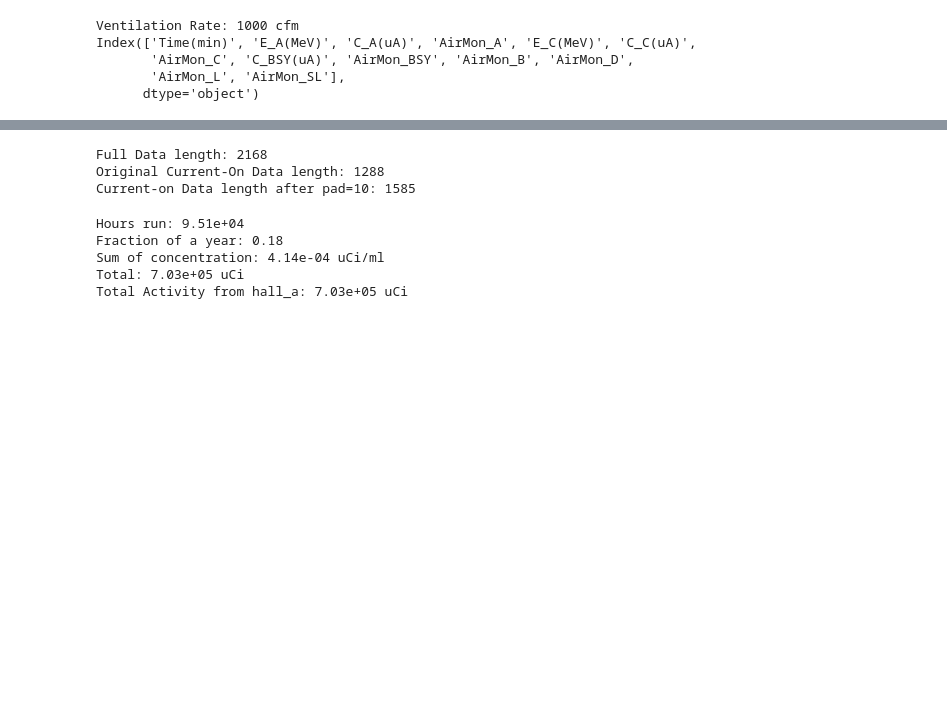
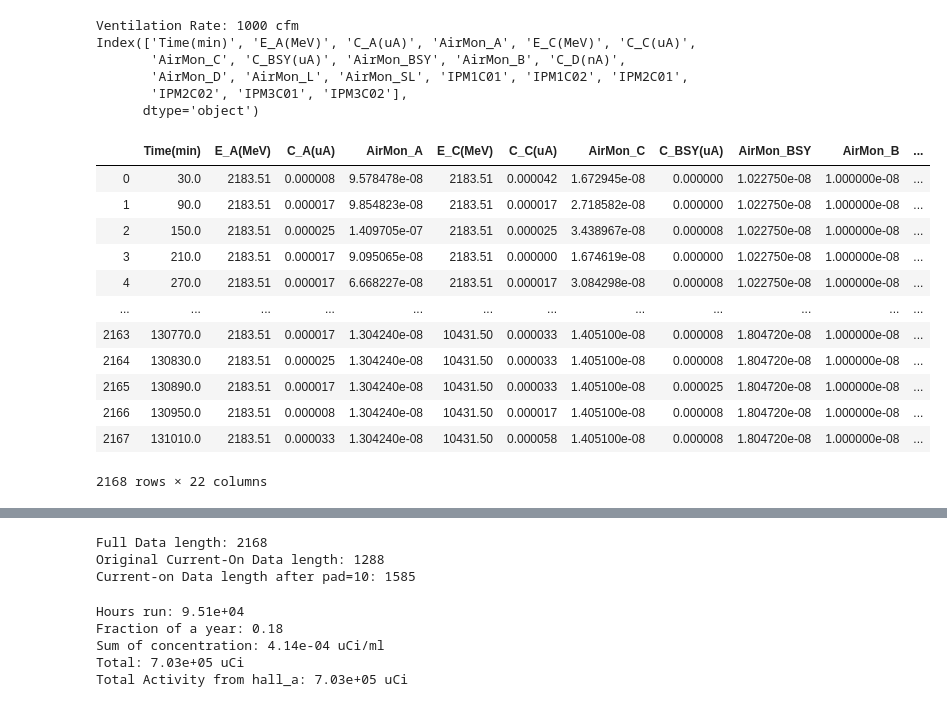
Before and after one commit to astav002/NESHAP, a Jupyter notebook: NESHAP_Processing.ipynb, the cells around one changed output, grey strips where cells are left out. Cells and saved outputs as stored; diff of their text form; code cells hidden in the pictures; blank space fills up the shorter version.

```diff
--- a/NESHAP_Processing.ipynb
+++ b/NESHAP_Processing.ipynb
@@ -335,7 +335,7 @@ class air_dat:
             plt.show()
 # %%
 air = air_dat(threshold=1e-5)
-air_df = air.get_data(fle_name="./ans2020_Jan01_Mar31.airdat.txt", dt_start='01/01/2021 00:00:00')
+air_df = air.get_data(fle_name="./ans2020_Jan01_Mar31_wBSY.airdat.txt", dt_start='01/01/2021 00:00:00')
 #air_df = air.get_data(fle_name="./ans2020_Jul29_Sep22_2.airdat.txt, dt_start='07/01/2021 00:00:00'")
 
 hall = 'hall_a'
@@ -345,6 +345,23 @@ ene_hall_key = air.energy[hall]
 # %% [output]
 Ventilation Rate: 1000 cfm
 Index(['Time(min)', 'E_A(MeV)', 'C_A(uA)', 'AirMon_A', 'E_C(MeV)', 'C_C(uA)',
-       'AirMon_C', 'C_BSY(uA)', 'AirMon_BSY', 'AirMon_B', 'AirMon_D',
-       'AirMon_L', 'AirMon_SL'],
+       'AirMon_C', 'C_BSY(uA)', 'AirMon_BSY', 'AirMon_B', 'C_D(nA)',
+       'AirMon_D', 'AirMon_L', 'AirMon_SL', 'IPM1C01', 'IPM1C02', 'IPM2C01',
+       'IPM2C02', 'IPM3C01', 'IPM3C02'],
       dtype='object')
+# %%
+air_df
+# %% [output]
+|  | Time(min) | E_A(MeV) | C_A(uA) | AirMon_A | E_C(MeV) | C_C(uA) | AirMon_C | C_BSY(uA) | AirMon_BSY | AirMon_B | ... |
+| 0 | 30.0 | 2183.51 | 0.000008 | 9.578478e-08 | 2183.51 | 0.000042 | 1.672945e-08 | 0.000000 | 1.022750e-08 | 1.000000e-08 | ... |
+| 1 | 90.0 | 2183.51 | 0.000017 | 9.854823e-08 | 2183.51 | 0.000017 | 2.718582e-08 | 0.000000 | 1.022750e-08 | 1.000000e-08 | ... |
+| 2 | 150.0 | 2183.51 | 0.000025 | 1.409705e-07 | 2183.51 | 0.000025 | 3.438967e-08 | 0.000008 | 1.022750e-08 | 1.000000e-08 | ... |
+| 3 | 210.0 | 2183.51 | 0.000017 | 9.095065e-08 | 2183.51 | 0.000000 | 1.674619e-08 | 0.000000 | 1.022750e-08 | 1.000000e-08 | ... |
+| 4 | 270.0 | 2183.51 | 0.000017 | 6.668227e-08 | 2183.51 | 0.000017 | 3.084298e-08 | 0.000008 | 1.022750e-08 | 1.000000e-08 | ... |
+| ... | ... | ... | ... | ... | ... | ... | ... | ... | ... | ... | ... |
+| 2163 | 130770.0 | 2183.51 | 0.000017 | 1.304240e-08 | 10431.50 | 0.000033 | 1.405100e-08 | 0.000008 | 1.804720e-08 | 1.000000e-08 | ... |
+| 2164 | 130830.0 | 2183.51 | 0.000025 | 1.304240e-08 | 10431.50 | 0.000033 | 1.405100e-08 | 0.000008 | 1.804720e-08 | 1.000000e-08 | ... |
+| 2165 | 130890.0 | 2183.51 | 0.000017 | 1.304240e-08 | 10431.50 | 0.000033 | 1.405100e-08 | 0.000025 | 1.804720e-08 | 1.000000e-08 | ... |
+| 2166 | 130950.0 | 2183.51 | 0.000008 | 1.304240e-08 | 10431.50 | 0.000017 | 1.405100e-08 | 0.000008 | 1.804720e-08 | 1.000000e-08 | ... |
+| 2167 | 131010.0 | 2183.51 | 0.000033 | 1.304240e-08 | 10431.50 | 0.000058 | 1.405100e-08 | 0.000008 | 1.804720e-08 | 1.000000e-08 | ... |
+2168 rows × 22 columns
```
Also changed, not shown: parts of 2 cells of this notebook, 16 other files.
